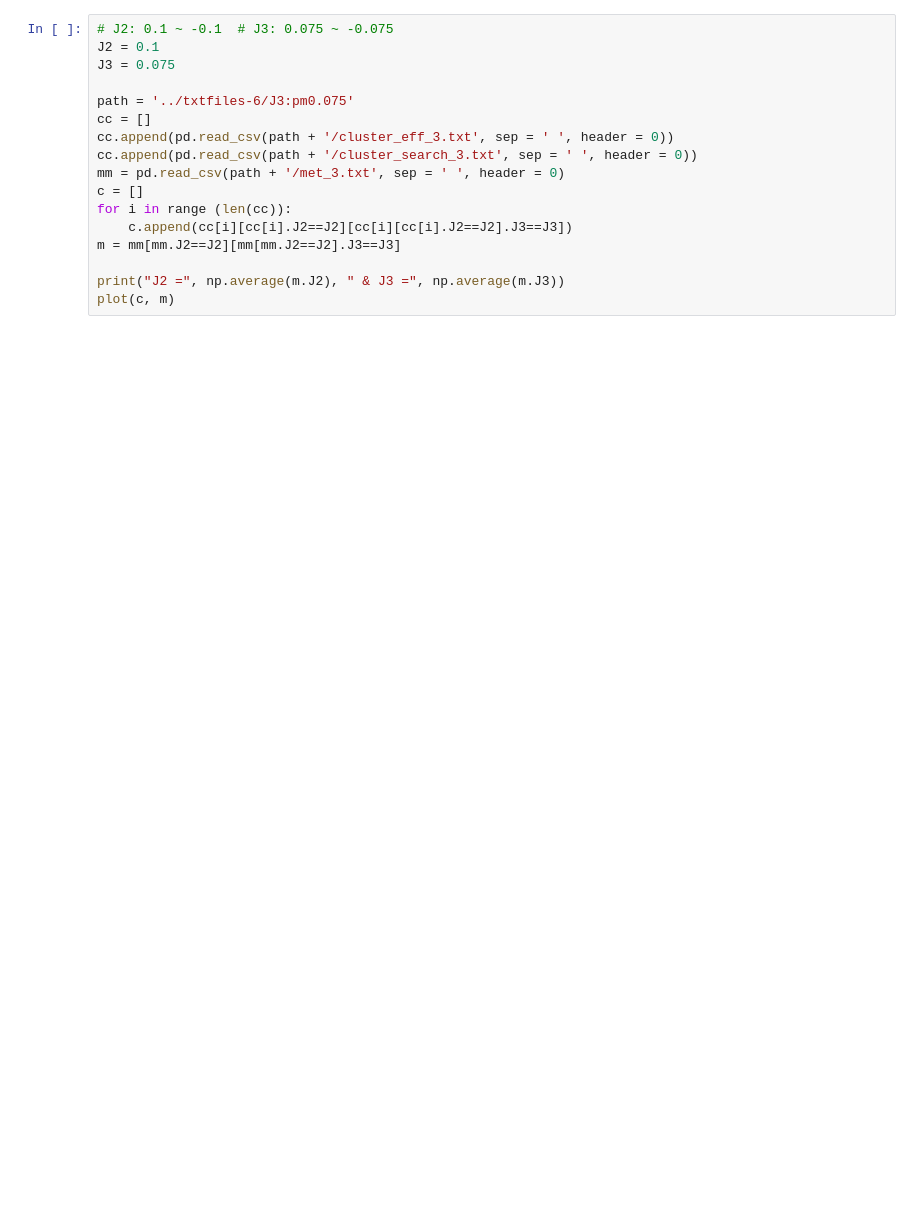
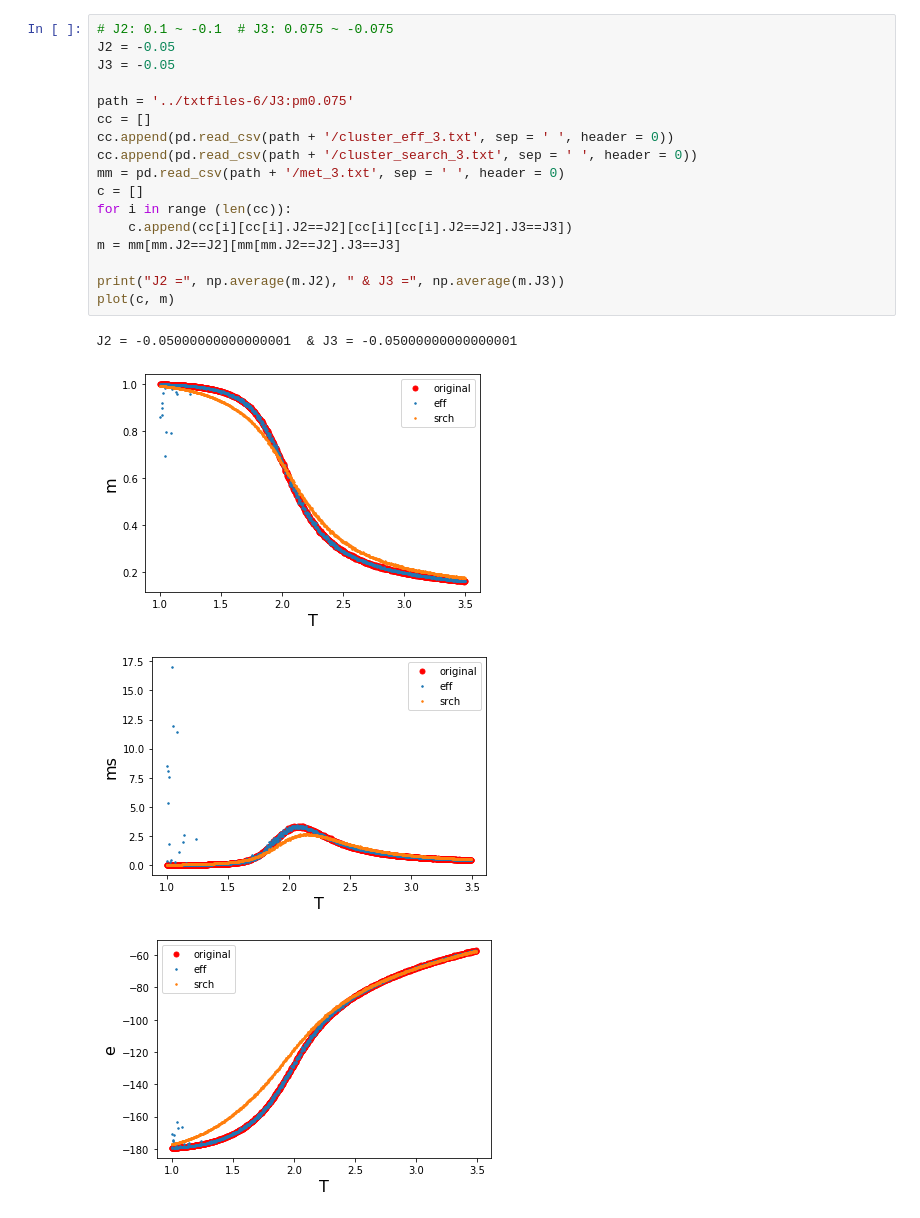
Before and after one commit to aadeliee22/MCMCIsing_SLMC, a Jupyter notebook: python/5th+6th/nnn_cluster_met.ipynb, the cells around one changed output. Drawn from its saved outputs; the diff is of its cells as text; blank space fills up the shorter version.

```diff
--- a/python/5th+6th/nnn_cluster_met.ipynb
+++ b/python/5th+6th/nnn_cluster_met.ipynb
@@ -40,17 +41,22 @@ J2 = 0.0
 # %%
 # J2: 0.1 ~ -0.1  # J3: 0.075 ~ -0.075
-J2 = 0.1
-J3 = 0.075
+J2 = -0.05
+J3 = -0.05
 
 path = '../txtfiles-6/J3:pm0.075'
 cc = []
 cc.append(pd.read_csv(path + '/cluster_eff_3.txt', sep = ' ', header = 0))
 cc.append(pd.read_csv(path + '/cluster_search_3.txt', sep = ' ', header = 0))
 mm = pd.read_csv(path + '/met_3.txt', sep = ' ', header = 0)
 c = []
 for i in range (len(cc)):
     c.append(cc[i][cc[i].J2==J2][cc[i][cc[i].J2==J2].J3==J3])
 m = mm[mm.J2==J2][mm[mm.J2==J2].J3==J3]
 
 print("J2 =", np.average(m.J2), " & J3 =", np.average(m.J3))
 plot(c, m)
+# %% [output]
+J2 = -0.05000000000000001  & J3 = -0.05000000000000001
+[figure, added]
+[figure, added]
+[figure, added]
```
Also changed, not shown: parts of 3 cells of this notebook, 19 other files.
